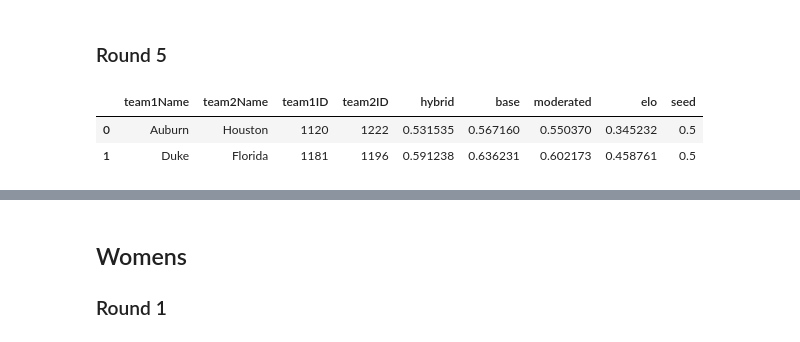
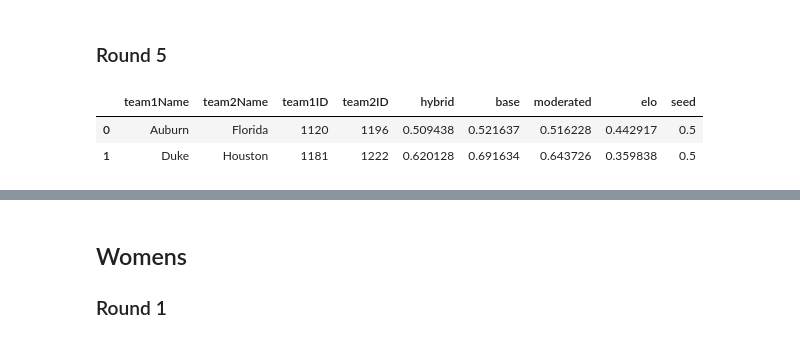
Before and after one commit to nwbvt/marchmadness2025, a Jupyter notebook: MarchMadness.ipynb, the cells around one changed output, grey strips where cells are left out. Saved outputs shown, nothing was run; the diff lists cells and outputs as text; code cells hidden in the pictures.

```diff
--- a/MarchMadness.ipynb
+++ b/MarchMadness.ipynb
@@ -692,10 +648,10 @@ model.gen_round_df(dataset, mens_round_4, models)
 # %% [markdown]
 ### Round 5
 # %%
-mens_round_5 = [[1120,1222,'M'],
-                [1181,1196,'M']]
+mens_round_5 = [[1120,1196,'M'],
+                [1181,1222,'M']]
 model.gen_round_df(dataset, mens_round_5, models)
 # %% [output]
 |  | team1Name | team2Name | team1ID | team2ID | hybrid | base | moderated | elo | seed |
-| 0 | Auburn | Houston | 1120 | 1222 | 0.531535 | 0.567160 | 0.550370 | 0.345232 | 0.5 |
-| 1 | Duke | Florida | 1181 | 1196 | 0.591238 | 0.636231 | 0.602173 | 0.458761 | 0.5 |
+| 0 | Auburn | Florida | 1120 | 1196 | 0.509438 | 0.521637 | 0.516228 | 0.442917 | 0.5 |
+| 1 | Duke | Houston | 1181 | 1222 | 0.620128 | 0.691634 | 0.643726 | 0.359838 | 0.5 |
```
Also changed, not shown: parts of 13 cells of this notebook.
